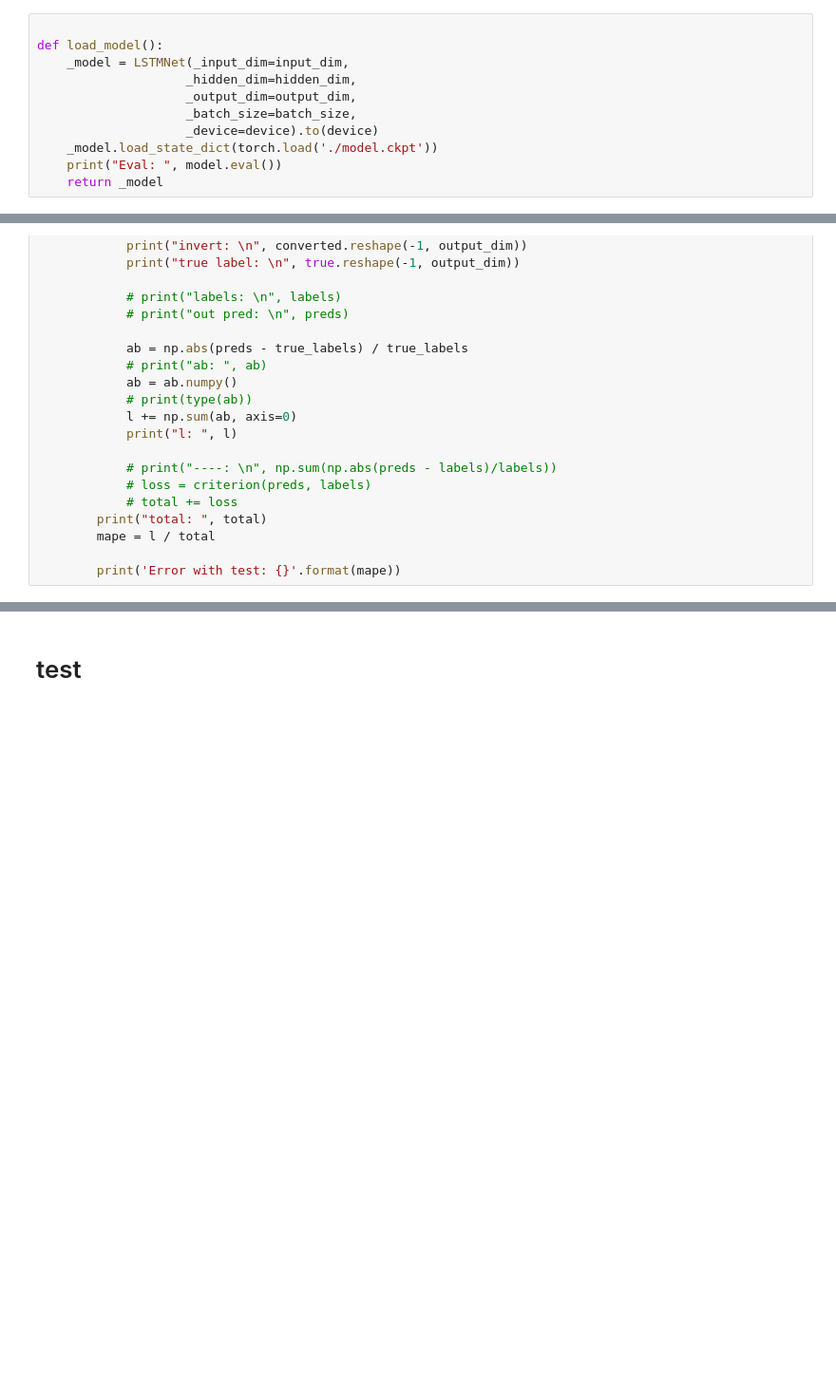
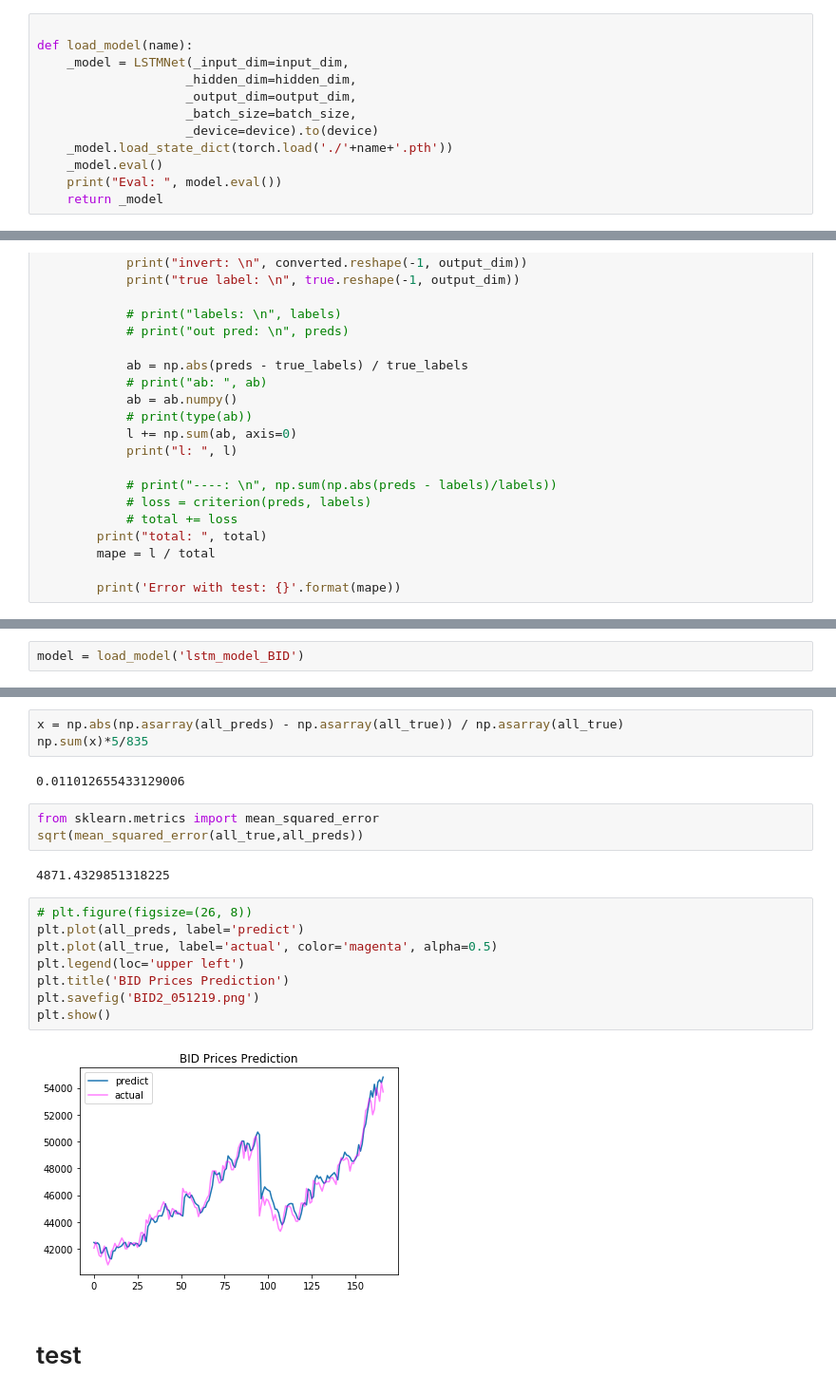
Before and after one commit to hmit208/stock-analysis-20191, a Jupyter notebook: Stock_analysis.ipynb, the cells around one changed output, grey strips where cells are left out. Shown at 95% size. Saved outputs shown, nothing was run; the diff lists cells and outputs as text; blank space fills up the shorter version.

```diff
--- a/Stock_analysis.ipynb
+++ b/Stock_analysis.ipynb
@@ -263,12 +298,13 @@ def train():
 # %%
 
-def load_model():
+def load_model(name):
     _model = LSTMNet(_input_dim=input_dim,
                     _hidden_dim=hidden_dim,
                     _output_dim=output_dim,
                     _batch_size=batch_size,
                     _device=device).to(device)
-    _model.load_state_dict(torch.load('./model.ckpt'))
+    _model.load_state_dict(torch.load('./'+name+'.pth'))
+    _model.eval()
     print("Eval: ", model.eval())
     return _model
 # %%
@@ -388,0 +397,2 @@ Error with test: 0.15851198077201845
+# %%
+model = load_model('lstm_model_BID')
@@ -409,3 +467,23 @@ Error with test: 0.14834310150146485
+# %%
+x = np.abs(np.asarray(all_preds) - np.asarray(all_true)) / np.asarray(all_true)
+np.sum(x)*5/835
+# %% [output]
+0.011012655433129006
+# %%
+from sklearn.metrics import mean_squared_error
+sqrt(mean_squared_error(all_true,all_preds))
+# %% [output]
+4871.4329851318225
+# %%
+# plt.figure(figsize=(26, 8))
+plt.plot(all_preds, label='predict')
+plt.plot(all_true, label='actual', color='magenta', alpha=0.5)
+plt.legend(loc='upper left')
+plt.title('BID Prices Prediction')
+plt.savefig('BID2_051219.png')
+plt.show()
+# %% [output]
+[figure, added]
 # %% [markdown]
 # test
 # %%
```
Also changed, not shown: parts of 20 cells of this notebook.
